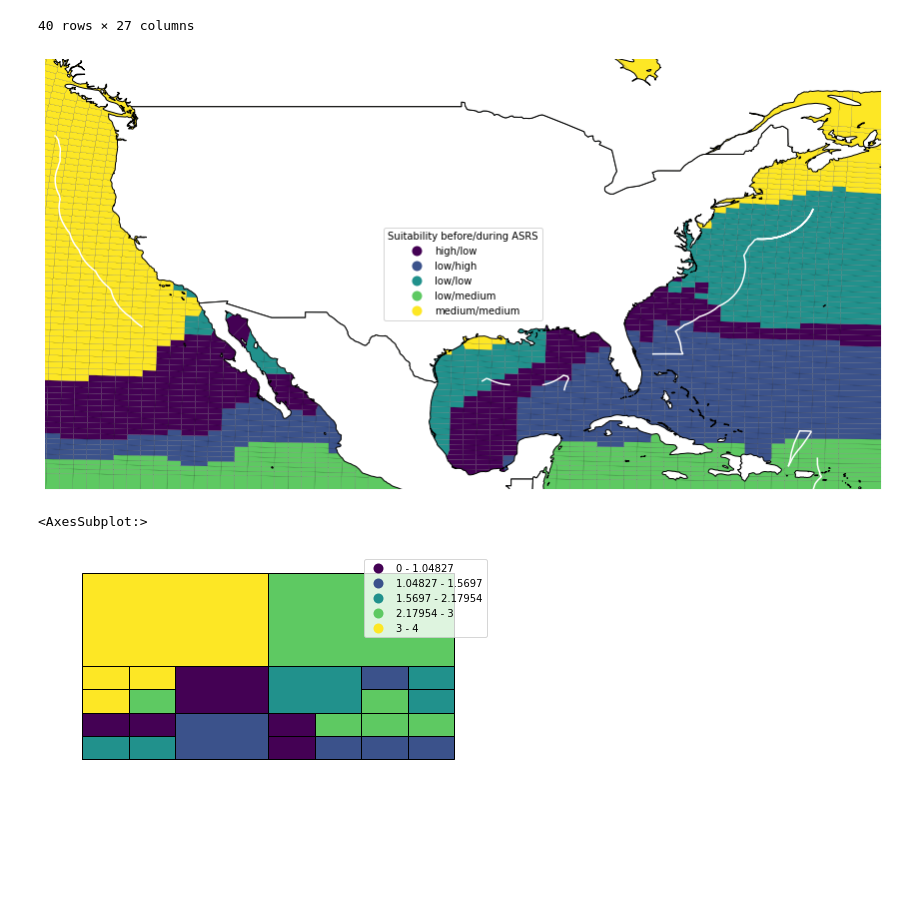
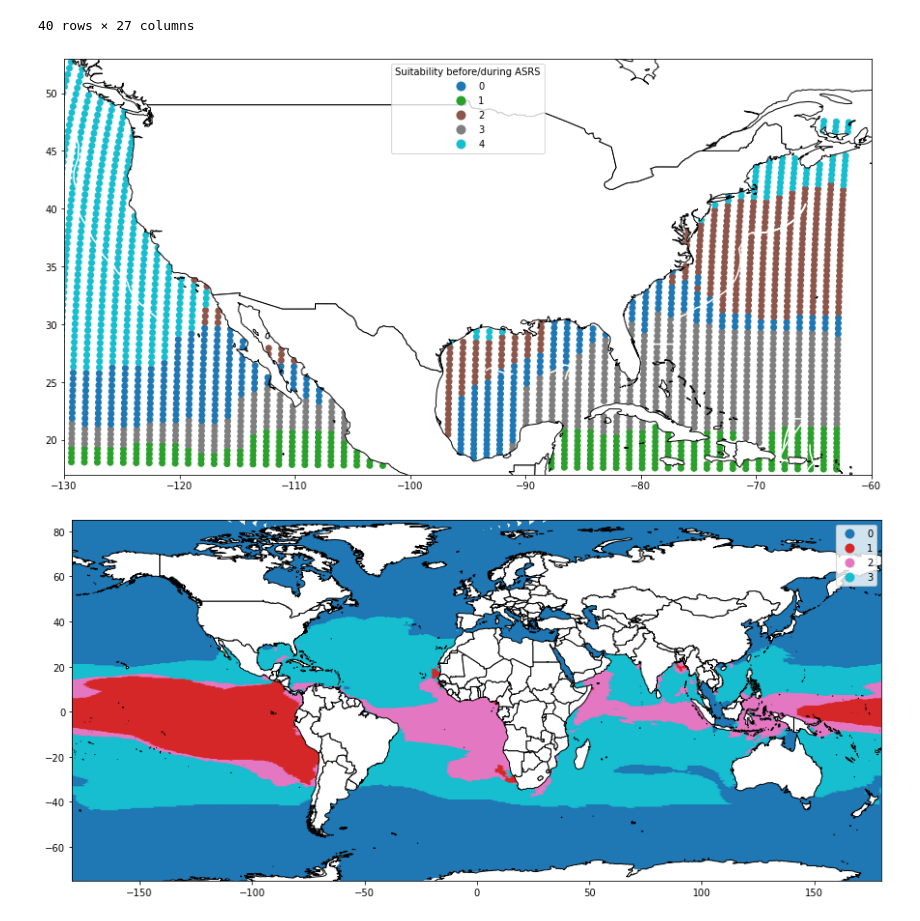
Before and after one commit to allfed/Seaweed-Growth-Model, a Jupyter notebook: data/interim_results/plotting clusters.ipynb, the cells around one changed output. Cells and saved outputs as stored; diff of their text form; code cells hidden in the pictures; blank space fills up the shorter version.

Commit message:
Removed geoplot depencies, as I don't use Voronoi anymore

```diff
--- a/data/interim_results/plotting clusters.ipynb
+++ b/data/interim_results/plotting clusters.ipynb
@@ -43,9 +43,8 @@ def prepare_geometry(growth_df):
     growth_df["latlon"] = growth_df.index
     growth_df["latitude"] = growth_df["latlon"].str[0]
     growth_df["longitude"] = growth_df["latlon"].str[1]
-    growth_df["longitude"] = growth_df[growth_df["longitude"] > 180]["longitude"] - 360
-    growth_df["geometry"] = growth_df[["longitude", "latitude"]].apply(tuple, axis=1)
-    growth_df["geometry"] = growth_df["geometry"].apply(Point)
+    growth_df["longitude"] = growth_df["longitude"].apply(lambda x: x - 360 if x > 180 else x)
+    growth_df["geometry"] = growth_df[["longitude", "latitude"]].apply(tuple, axis=1).apply(Point)
     growth_df = growth_df[["cluster", "geometry"]]
     growth_df = gpd.GeoDataFrame(growth_df)
     return growth_df
@@ -177,0 +51,3 @@ plt.legend(handles=patches_list)
+# %%
+growth_df_global = prepare_geometry(growth_df_global)
+growth_df_global
@@ -298,9 +196,11 @@ eez
 | 965 | 2039.0 | Hawaii (United States) 200 NM | 200 NM | 2204.0 | 8679.0 | Hawaii | United States | 0.0 | None | ... |
 40 rows × 27 columns
 # %%
+growth_df["cluster"] = growth_df["cluster"].astype(str)
 growth_df.set_crs(epsg=4326,inplace=True)
 growth_df.to_crs(global_map.crs,inplace=True)
-ax = geoplot.voronoi(growth_df, hue="cluster_names", legend=True, linewidth=0.1)
+#ax = geoplot.voronoi(growth_df, hue="cluster_names", legend=True, linewidth=0.1)
+ax = growth_df.plot(column="cluster", legend=True)
 legend = ax.get_legend()
 legend.set_title("Suitability before/during ASRS")
 legend.set_facecolor="white"
@@ -312,9 +212,15 @@ ax.set_ylim(17,53)
 ax.set_xlim(-130,-60)
 plt.savefig("clusters_US.png", dpi=300, bbox_inches="tight")
 # %% [output]
-[figure, old version]
+[figure, new version]
 # %%
-geoplot.quadtree(growth_df, hue="cluster", legend=True, scheme="Quantiles")
+growth_df_global.cluster = growth_df_global.cluster.astype(str)
+ax = growth_df_global.plot(column="cluster", legend=True)
+global_map.plot(ax=ax, color="white", edgecolor="black")
+fig = plt.gcf()
+fig.set_size_inches(15,15)
+ax.set_ylim(-75, 85)
+ax.set_xlim(-180,180)
+plt.savefig("test.png", dpi=400)
 # %% [output]
-<AxesSubplot:>
-[figure, old version]
+[figure, new version]
```
Also changed, not shown: parts of 11 cells of this notebook, 10 other files.
